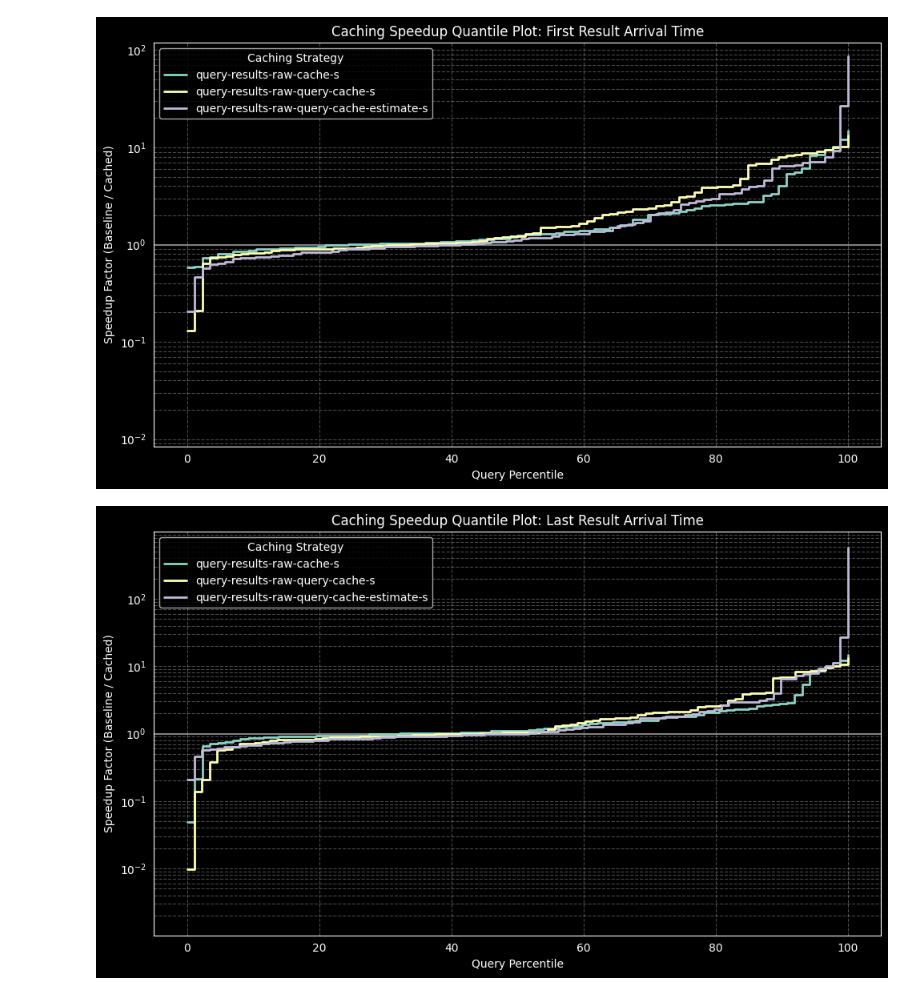
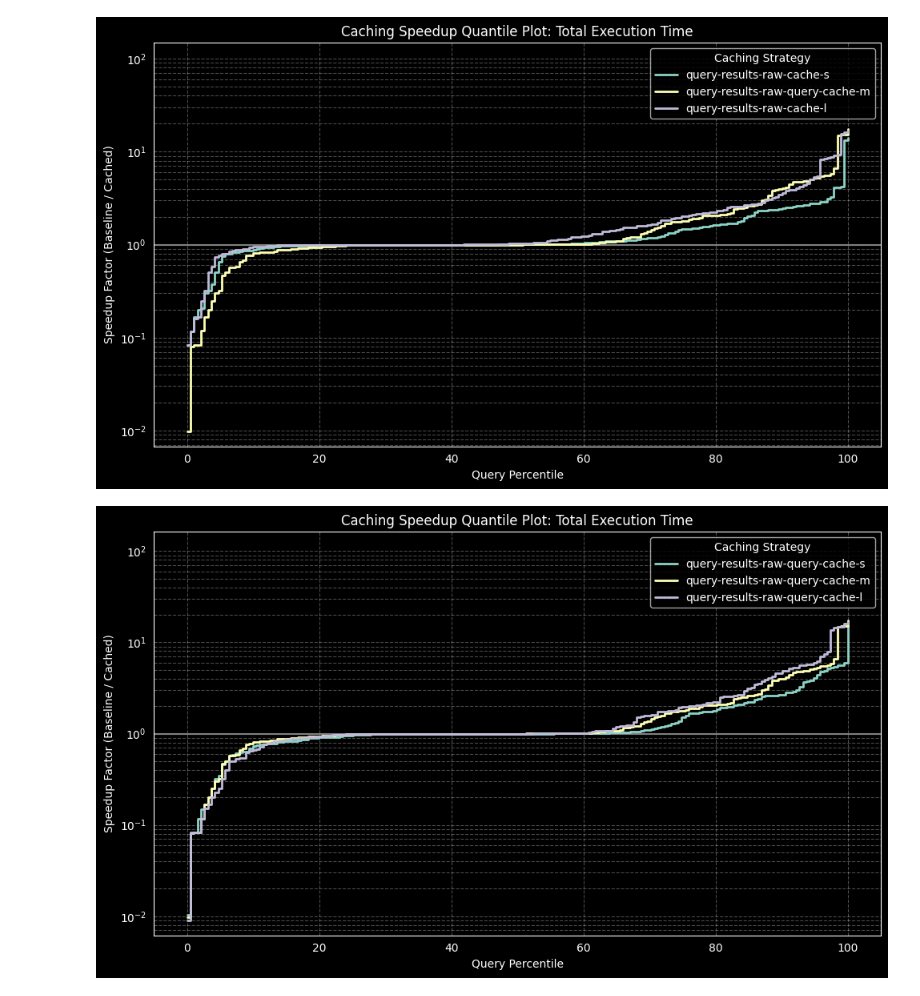
Before and after one commit to RubenEschauzier/process-raw-caching-jbr-output, a Jupyter notebook: src/data_analysis_quantile_plot.ipynb, the cells around one changed output. Drawn from its saved outputs; the diff is of its cells as text; code cells hidden in the pictures.

```diff
--- a/src/data_analysis_quantile_plot.ipynb
+++ b/src/data_analysis_quantile_plot.ipynb
@@ -116,35 +116,51 @@ def plot_speedup_from_locations(baseline_locations, cache_locations, metric='tim
     # Map internal metric names to clean chart titles
     metric_labels = {
         'time': 'Total Execution Time',
         'first_ts': 'First Result Arrival Time',
         'last_ts': 'Last Result Arrival Time'
     }
     display_metric = metric_labels.get(metric, metric)
 
     ax.set_xlabel('Query Percentile')
     ax.set_ylabel('Speedup Factor (Baseline / Cached)')
     ax.set_title(f'Caching Speedup Quantile Plot: {display_metric}')
 
     ax.grid(True, which="both", linestyle="--", alpha=0.3)
     ax.legend(title="Caching Strategy")
 
     plt.tight_layout()
     plt.show()
 
 raw_data_cache_s = os.path.join("..", "data", "query-results-raw-cache-s.json")
+raw_data_cache_m = os.path.join("..", "data", "query-results-raw-cache-m.json")
+raw_data_cache_l = os.path.join("..", "data", "query-results-raw-cache-l.json")
+
 raw_data_query_cache_s = os.path.join("..", "data", "query-results-raw-query-cache-s.json")
 raw_data_query_cache_m = os.path.join("..", "data", "query-results-raw-query-cache-m.json")
+raw_data_query_cache_l = os.path.join("..", "data", "query-results-raw-query-cache-l.json")
+
 raw_data_query_cache_estimate_s = os.path.join("..", "data", "query-results-raw-query-cache-estimate-s.json")
+raw_data_query_cache_estimate_m = os.path.join("..", "data", "query-results-raw-query-cache-estimate-m.json")
+raw_data_query_cache_estimate_l = os.path.join("..", "data", "query-results-raw-query-cache-estimate-l.json")
 
-all_locations_cache = [raw_data_cache_s, raw_data_query_cache_s, raw_data_query_cache_estimate_s]
+all_locations_cache = [ raw_data_cache_s, raw_data_query_cache_m, raw_data_cache_l ]
+all_locations_query_cache = [ raw_data_query_cache_s, raw_data_query_cache_m, raw_data_query_cache_l ]
+all_locations_query_cache_estimate = [ raw_data_query_cache_estimate_s,
+                                       raw_data_query_cache_estimate_m,
+                                       raw_data_query_cache_estimate_l ]
+all_locations = [raw_data_cache_s, raw_data_query_cache_m, raw_data_cache_l,
+                       raw_data_query_cache_s, raw_data_query_cache_m, raw_data_query_cache_l,
+                       raw_data_query_cache_estimate_s, raw_data_query_cache_estimate_m, raw_data_query_cache_estimate_l]
 location_default = [ os.path.join("..", "data", "query-results-raw-default.json") ]
 
 # uncached_files = ["/path/to/baseline_run1.json", "/path/to/baseline_run2.json"]
 # cached_files = ["/path/to/cached_run1.json", "/path/to/cached_run2.json"]
 # plot_speedup_from_locations(location_default, all_locations_cache, log_scale=False)
-plot_speedup_from_locations(location_default, all_locations_cache, log_scale=True, metric="first_ts")
-plot_speedup_from_locations(location_default, all_locations_cache, log_scale=True, metric="last_ts")
+# plot_speedup_from_locations(location_default, all_locations_cache, log_scale=True, metric="first_ts")
+# plot_speedup_from_locations(location_default, all_locations_cache, log_scale=True, metric="last_ts")
 plot_speedup_from_locations(location_default, all_locations_cache, log_scale=True, metric="time")
+plot_speedup_from_locations(location_default, all_locations_query_cache, log_scale=True, metric="time")
+plot_speedup_from_locations(location_default, all_locations_query_cache_estimate, log_scale=True, metric="time")
 # %% [output]
-[figure, old version]
+[figure, new version]
-[figure, old version]
+[figure, new version]
```
Also changed, not shown: parts of 1 cell of this notebook, 5 other files.
